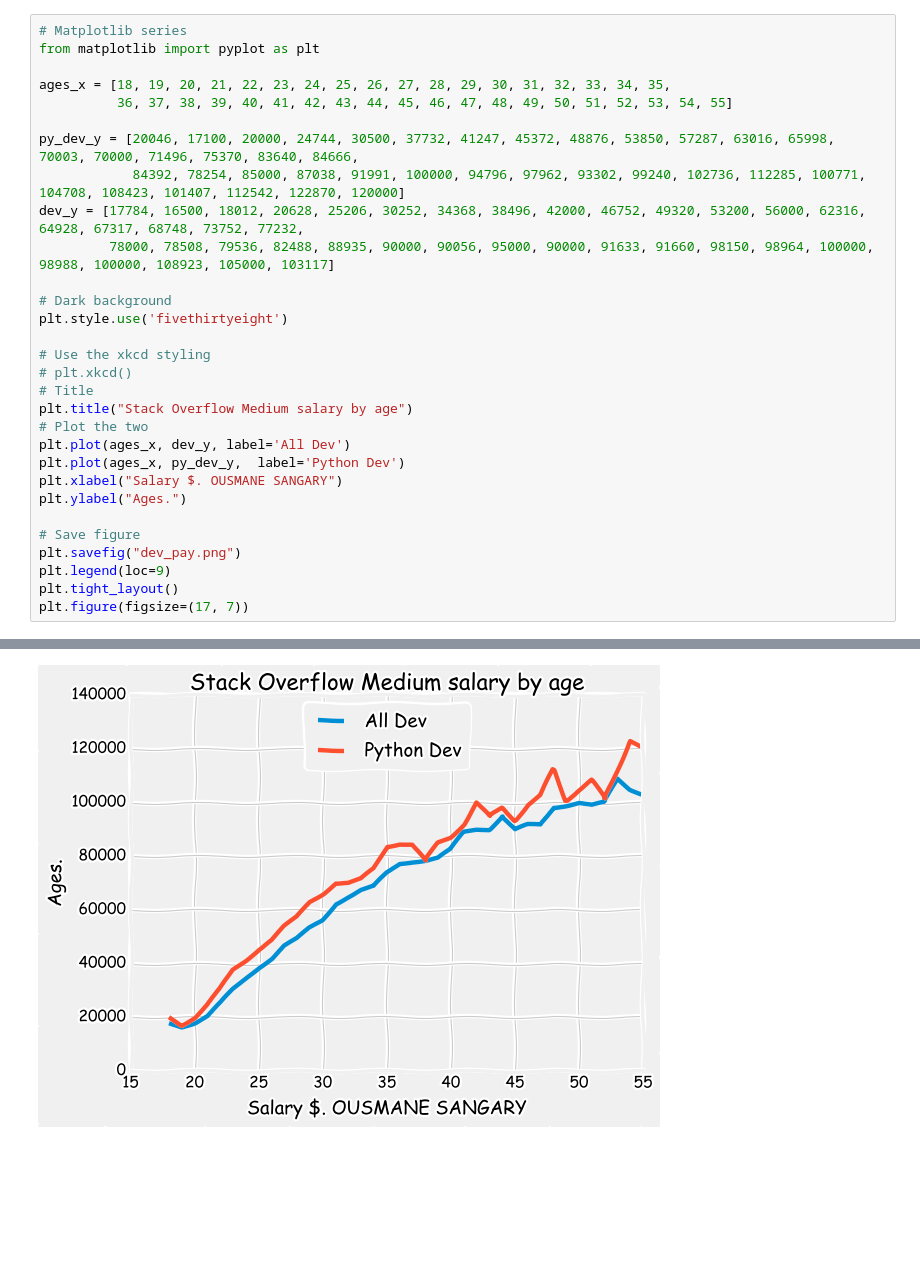
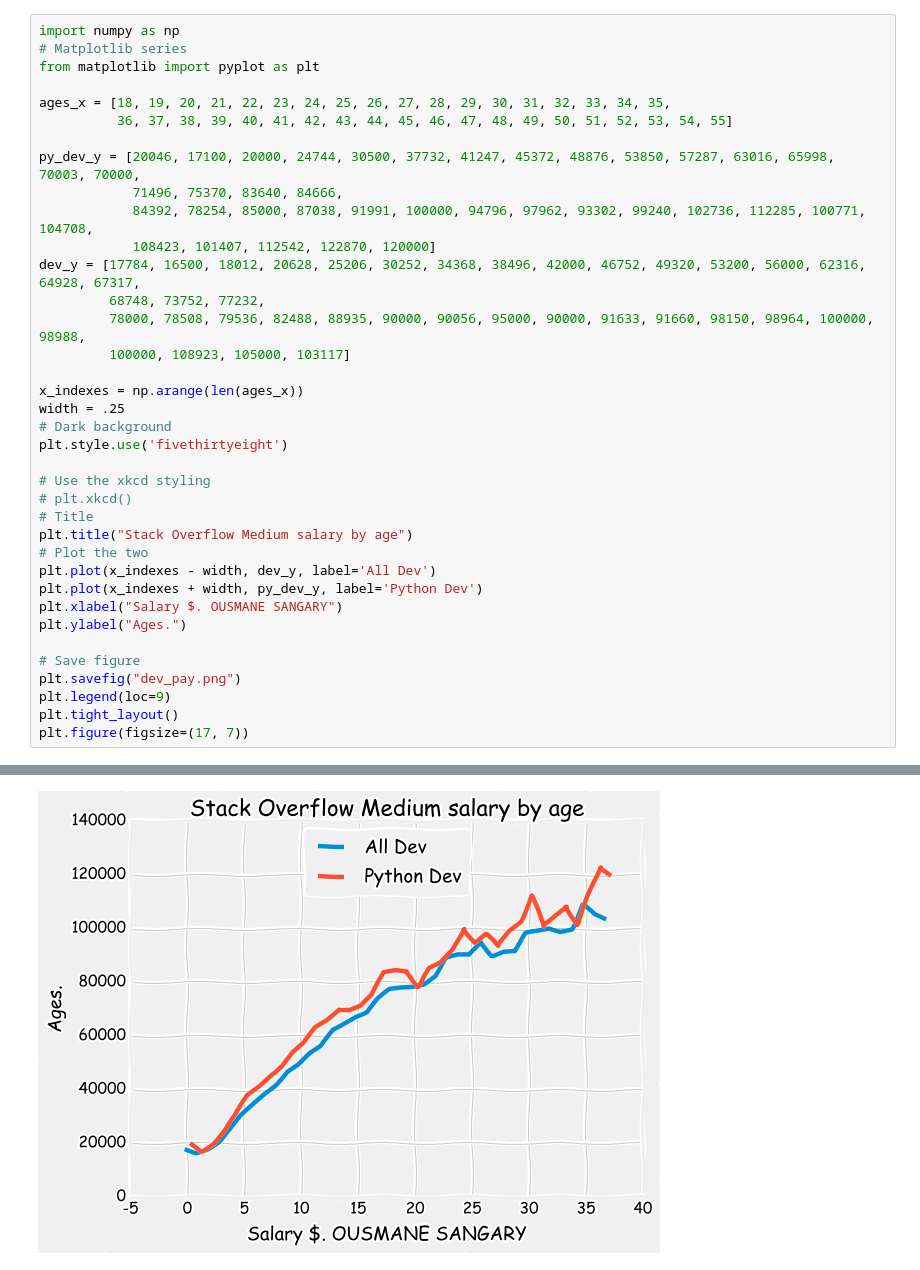
Before and after one commit to sangaryousmane/road_to_datascience, a Jupyter notebook: python-basics/ds-from-scratch/survey.ipynb, the cells around one changed output, grey strips where cells are left out. Drawn from its saved outputs; the diff is of its cells as text; blank space fills up the shorter version.

```diff
--- a/python-basics/ds-from-scratch/survey.ipynb
+++ b/python-basics/ds-from-scratch/survey.ipynb
@@ -1,15 +1,22 @@
 # %%
+import numpy as np
 # Matplotlib series
 from matplotlib import pyplot as plt
 
 ages_x = [18, 19, 20, 21, 22, 23, 24, 25, 26, 27, 28, 29, 30, 31, 32, 33, 34, 35,
           36, 37, 38, 39, 40, 41, 42, 43, 44, 45, 46, 47, 48, 49, 50, 51, 52, 53, 54, 55]
 
-py_dev_y = [20046, 17100, 20000, 24744, 30500, 37732, 41247, 45372, 48876, 53850, 57287, 63016, 65998, 70003, 70000, 71496, 75370, 83640, 84666,
-            84392, 78254, 85000, 87038, 91991, 100000, 94796, 97962, 93302, 99240, 102736, 112285, 100771, 104708, 108423, 101407, 112542, 122870, 120000]
-dev_y = [17784, 16500, 18012, 20628, 25206, 30252, 34368, 38496, 42000, 46752, 49320, 53200, 56000, 62316, 64928, 67317, 68748, 73752, 77232,
-         78000, 78508, 79536, 82488, 88935, 90000, 90056, 95000, 90000, 91633, 91660, 98150, 98964, 100000, 98988, 100000, 108923, 105000, 103117]
+py_dev_y = [20046, 17100, 20000, 24744, 30500, 37732, 41247, 45372, 48876, 53850, 57287, 63016, 65998, 70003, 70000,
+            71496, 75370, 83640, 84666,
+            84392, 78254, 85000, 87038, 91991, 100000, 94796, 97962, 93302, 99240, 102736, 112285, 100771, 104708,
+            108423, 101407, 112542, 122870, 120000]
+dev_y = [17784, 16500, 18012, 20628, 25206, 30252, 34368, 38496, 42000, 46752, 49320, 53200, 56000, 62316, 64928, 67317,
+         68748, 73752, 77232,
+         78000, 78508, 79536, 82488, 88935, 90000, 90056, 95000, 90000, 91633, 91660, 98150, 98964, 100000, 98988,
+         100000, 108923, 105000, 103117]
 
+x_indexes = np.arange(len(ages_x))
+width = .25
 # Dark background
 plt.style.use('fivethirtyeight')
 
@@ -18,8 +25,8 @@ plt.style.use('fivethirtyeight')
 # Title
 plt.title("Stack Overflow Medium salary by age")
 # Plot the two
-plt.plot(ages_x, dev_y, label='All Dev')
-plt.plot(ages_x, py_dev_y,  label='Python Dev')
+plt.plot(x_indexes - width, dev_y, label='All Dev')
+plt.plot(x_indexes + width, py_dev_y, label='Python Dev')
 plt.xlabel("Salary $. OUSMANE SANGARY")
 plt.ylabel("Ages.")
 
@@ -63,8 +70,8 @@ findfont: Font family 'Comic Neue' not found.
 findfont: Font family 'xkcd' not found.
 findfont: Font family 'xkcd Script' not found.
 findfont: Font family 'Humor Sans' not found.
 findfont: Font family 'Comic Neue' not found.
-[figure, old version]
+[figure, new version]
 <Figure size 1360x560 with 0 Axes>
 # %%
 # plt.style.available
```
Also changed, not shown: parts of 4 cells of this notebook, 5 other files.
